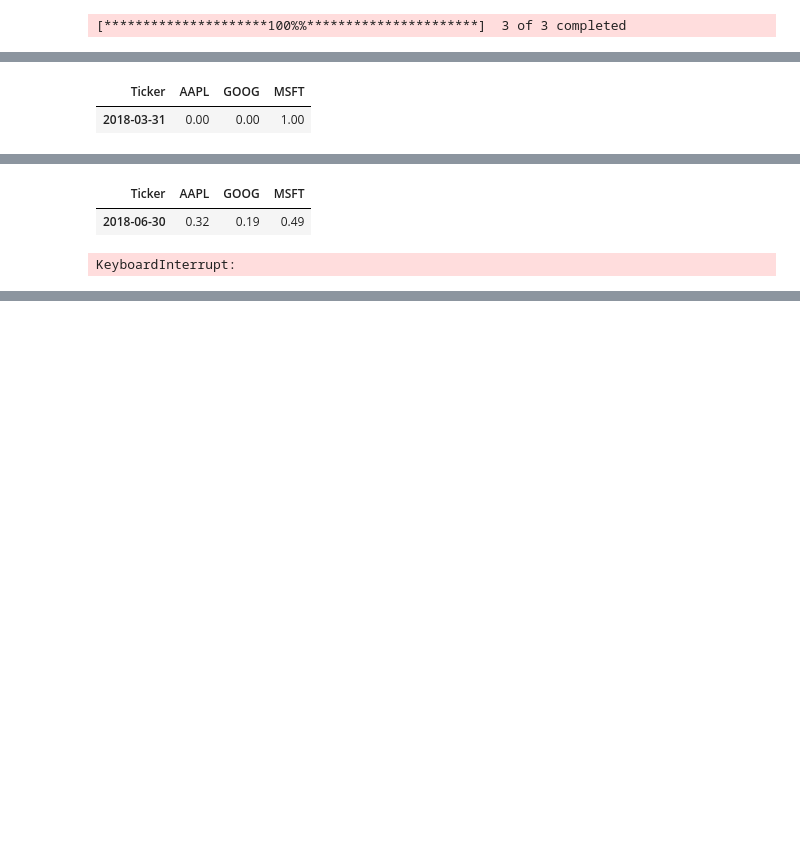
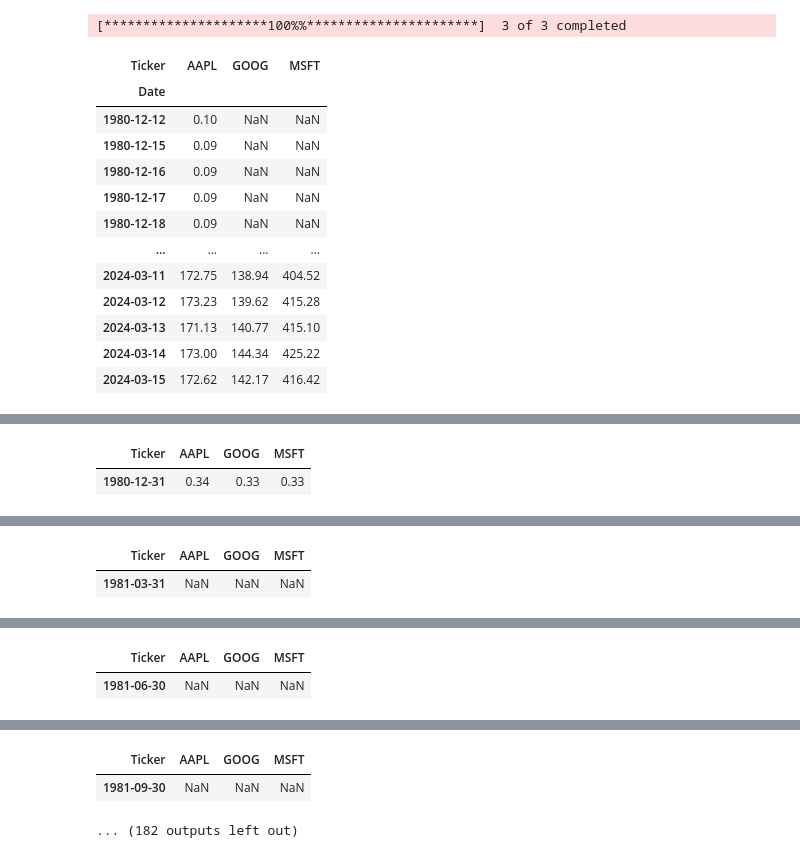
Before and after one commit to Divyanshu-info/Portfolio-Optimization, a Jupyter notebook: sample_notebook.ipynb, the cells around one changed output, grey strips where cells are left out. Saved outputs shown, nothing was run; the diff lists cells and outputs as text; code cells hidden in the pictures; blank space fills up the shorter version.

```diff
--- a/sample_notebook.ipynb
+++ b/sample_notebook.ipynb
@@ -25,9 +25,11 @@ class PortfolioBacktester:
         self.initial_investment = initial_investment
         self.main_result = pd.DataFrame()
         stock_data = yf.download(stock_symbols, start=start_date, end=end_date)
-        stock_data = stock_data[:]["Adj Close"]
+        stock_data = stock_data["Adj Close"][:]
 
         self.prices = stock_data
+        display(stock_data)
+
         self.risk_free_rate = risk_free_rate
 
     def load_weights(self, weights):
@@ -641,7 +643,12 @@ class PortfolioOptimizer_DL(PortfolioOptimizer_ML):
         from tensorflow.keras.optimizers import Adam
         from tensorflow.keras.callbacks import EarlyStopping
 
-
+        mlp_model = Sequential()
+        mlp_model.add(Dense(64, activation='relu'))
+        mlp_model.add(Dense(32, activation='relu'))
+        mlp_model.add(Dense(1, activation='linear'))
+        mlp_model.compile(optimizer=Adam(
+            learning_rate=0.001), loss='mean_squared_error')
 
         def portfolio_optimization(returns, target_return=self.risk_free_rate):
             # Convert returns to a numpy array
@@ -668,15 +675,11 @@ class PortfolioOptimizer_DL(PortfolioOptimizer_ML):
             sharpe_ratios = (portfolio_returns - target_return) / portfolio_volatilities
 
             # Train the MLP model
-            mlp_model = Sequential()
-            mlp_model.add(Dense(64, input_dim=len(mean_returns), activation='relu'))
-            mlp_model.add(Dense(32, activation='relu'))
-            mlp_model.add(Dense(1, activation='linear'))
-            mlp_model.compile(optimizer=Adam(learning_rate=0.001), loss='mean_squared_error')
+
             # mlp_model.fit(portfolios, sharpe_ratios, epochs=100, batch_size=32, verbose=0)
 
                         # Define early stopping callback
-            early_stopping = EarlyStopping(monitor='val_loss', patience=10, restore_best_weights=True)
+            early_stopping = EarlyStopping(monitor='loss', patience=10, restore_best_weights=True)
 
             # Fit the MLP model with early stopping
             mlp_model.fit(portfolios, sharpe_ratios, epochs=100, batch_size=32, verbose=0, callbacks=[early_stopping])
@@ -715,7 +718,20 @@ class PortfolioOptimizer_DL(PortfolioOptimizer_ML):
         self.backtest(start_date, end_date)
         return self.final_output()
 # %%
-p = PortfolioOptimizer_DL(stock_symbols=stock_symbols, reset_model=True, start_date=start_date, end_date=end_date)
+p = PortfolioOptimizer_DL(stock_symbols=stock_symbols, reset_model=True, start_date=None, end_date=None)
 p.DMLP()
 # %% [output]
 [*********************100%%**********************]  3 of 3 completed
+| Ticker | AAPL | GOOG | MSFT |
+| Date |  |  |  |
+| 1980-12-12 | 0.10 | NaN | NaN |
+| 1980-12-15 | 0.09 | NaN | NaN |
+| 1980-12-16 | 0.09 | NaN | NaN |
+| 1980-12-17 | 0.09 | NaN | NaN |
+| 1980-12-18 | 0.09 | NaN | NaN |
+| ... | ... | ... | ... |
+| 2024-03-11 | 172.75 | 138.94 | 404.52 |
+| 2024-03-12 | 173.23 | 139.62 | 415.28 |
+| 2024-03-13 | 171.13 | 140.77 | 415.10 |
+| 2024-03-14 | 173.00 | 144.34 | 425.22 |
+| 2024-03-15 | 172.62 | 142.17 | 416.42 |
@@ -723,2 +738,0 @@ p.DMLP()
-| Ticker | AAPL | GOOG | MSFT |
-| 2018-03-31 | 0.00 | 0.00 | 1.00 |
@@ -726,3 +745,2 @@ p.DMLP()
 | Ticker | AAPL | GOOG | MSFT |
-| 2018-06-30 | 0.32 | 0.19 | 0.49 |
+| 1980-12-31 | 0.34 | 0.33 | 0.33 |
-KeyboardInterrupt:
@@ -728,0 +748,2 @@ KeyboardInterrupt:
+| Ticker | AAPL | GOOG | MSFT |
+| 1981-03-31 | NaN | NaN | NaN |
@@ -728,0 +751,2 @@ KeyboardInterrupt:
+| Ticker | AAPL | GOOG | MSFT |
+| 1981-06-30 | NaN | NaN | NaN |
@@ -728,0 +754,3 @@ KeyboardInterrupt:
+| Ticker | AAPL | GOOG | MSFT |
+| 1981-09-30 | NaN | NaN | NaN |
+... (182 outputs left out)
```
Also changed, not shown: parts of 1 cell of this notebook.
